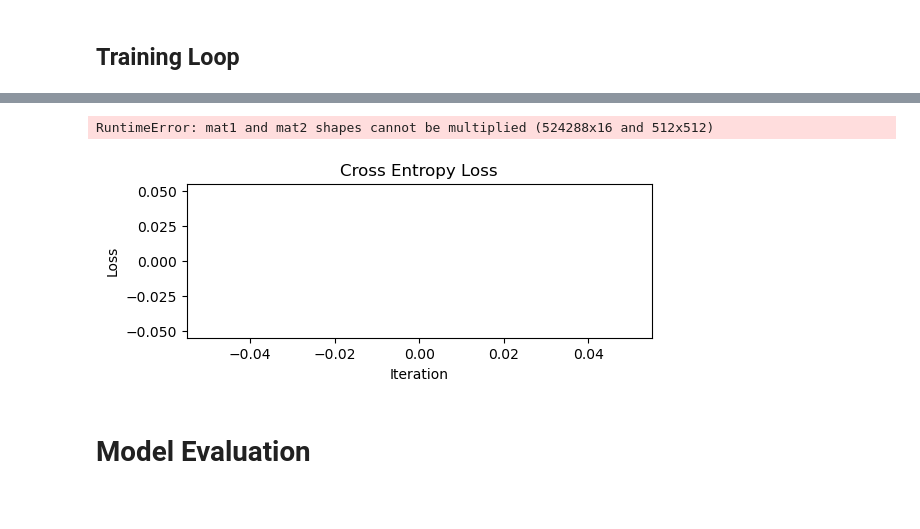
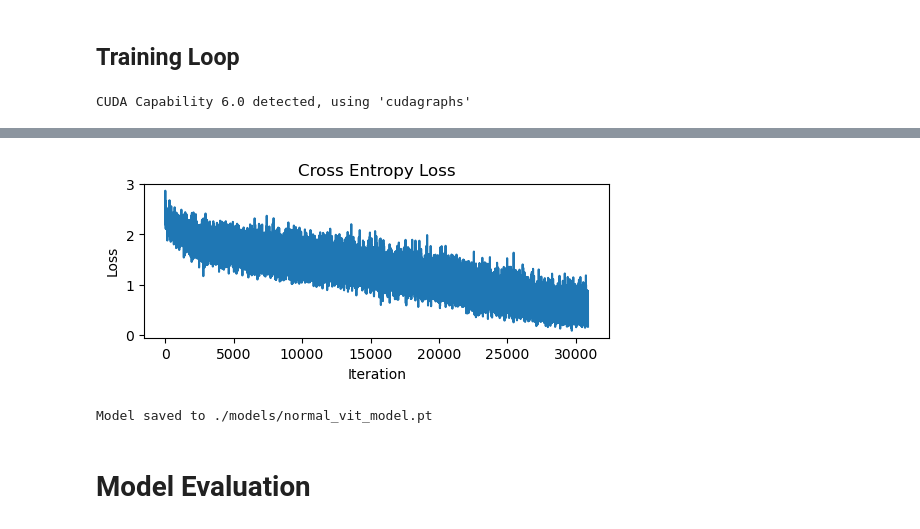
Before and after one commit to b-re-w/TTT-Evaluation, a Jupyter notebook: src/3. [Vision][PyTorch] Training Speed & Accuracy Comparison.ipynb, the cells around one changed output, grey strips where cells are left out. Saved outputs shown, nothing was run; the diff lists cells and outputs as text; code cells hidden in the pictures.

```diff
--- a/src/3. [Vision][PyTorch] Training Speed & Accuracy Comparison.ipynb
+++ b/src/3. [Vision][PyTorch] Training Speed & Accuracy Comparison.ipynb
@@ -137,6 +184,7 @@ ROTATE_ANGLE = 20
 COLOR_TRANSFORM = 0.1
 # %%
 augmenter = transforms.Compose([
+    resizer,
     transforms.RandomHorizontalFlip(),
     transforms.RandomRotation(ROTATE_ANGLE),
     transforms.ColorJitter(
@@ -144,7 +192,7 @@ augmenter = transforms.Compose([
         saturation=COLOR_TRANSFORM, hue=COLOR_TRANSFORM
     ),
     transforms.RandomResizedCrop(IMG_SIZE, scale=(0.8, 1.0), ratio=(0.75, 1.333)),
-    resizer
+    transforms.RandomErasing(p=0.5, scale=(0.02, 0.33), ratio=(0.3, 3.3), value='random')
 ])
 # %%
 train_dataset = FoodImageDataset(root=DATA_ROOT, force_download=False, train=True, transform=augmenter)
@@ -258,7 +264,6 @@ ttt_config = TTTViTConfig(
 class ViTImageClassifier(nn.Module):
     def __init__(self, config: ViTConfig, num_classes: int):
         super().__init__()
-
         self.config = config
         self.vit = ViTModel(config=config)
         self.fc = nn.Linear(self.config.hidden_size, num_classes)
@@ -266,5 +271,9 @@ class ViTImageClassifier(nn.Module):
     def forward(self, x):
         out = self.vit(x)
         pooled = out.pooler_output  # [batch_size, hidden_size]
-        logits = self.classifier(pooled)  # [batch_size, num_classes]
+        logits = self.fc(pooled)  # [batch_size, num_classes]
         return logits
+# %%
+# Initialize Model
+model = ViTImageClassifier(config=ViTConfig(**common_config), num_classes=len(train_dataset.classes))
+model.to(device)
@@ -357,7 +407,29 @@ num_epochs = 100
+# %%
+# Jit Compile
+import torch._dynamo
+torch._dynamo.config.suppress_errors = True
+
+if DEVICE_NUM != -1:
+    capability = torch.cuda.get_device_capability(device)  # CUDA capability check
+    major, minor = capability
+    backend = "cudagraphs" if major <= 6 else "inductor"  # choose backend
+    #model = torch.compile(model, backend=backend)
+    print(f"CUDA Capability {major}.{minor} detected, using '{backend}'")
+# %% [output]
+CUDA Capability 6.0 detected, using 'cudagraphs'
+# %%
+# Set Epoch Count & Learning Rate
+EPOCHS = 100
+LEARNING_RATE = 0.001
+
+criterion = nn.CrossEntropyLoss()
+wandb.watch(model, criterion, log="all", log_freq=10)
+optimizer = optim.Adam(model.parameters(), lr=LEARNING_RATE)
+lr_scheduler = optim.lr_scheduler.OneCycleLR(optimizer, max_lr=LEARNING_RATE, steps_per_epoch=len(train_loader), epochs=EPOCHS)
 # %%
 train_length, valid_length = map(len, (train_loader, valid_loader))
 
-epochs = tqdm(range(num_epochs), desc="Running Epochs")
+epochs = tqdm(range(EPOCHS), desc="Running Epochs")
 with (tqdm(total=train_length, desc="Training") as train_progress,
         tqdm(total=valid_length, desc="Validation") as valid_progress):  # Set up Progress Bars
     update = create_plot()  # Create Loss Plot
@@ -380,7 +452,8 @@ with (tqdm(total=train_length, desc="Training") as train_progress,
 
             update(loss)
             train_progress.update(1)
-            print(f"\rEpoch [{epoch+1:2}/{num_epochs}], Step [{i+1:3}/{train_length}], Loss: {loss.item():.6f}", end="")
+            if i != train_length-1: wandb.log({'Loss': loss.item()})
+            print(f"\rEpoch [{epoch+1:2}/{EPOCHS}], Step [{i+1:3}/{train_length}], Loss: {loss.item():.6f}", end="")
 
         val_acc, val_loss = 0, 0
 
@@ -395,6 +468,7 @@ with (tqdm(total=train_length, desc="Training") as train_progress,
                 val_acc += (torch.max(outputs, 1)[1] == targets.data).sum() / len(valid_dataset)
                 valid_progress.update(1)
 
-        print(f"\rEpoch [{epoch+1:2}/{num_epochs}], Step [{train_length}/{train_length}], Loss: {loss.item():.6f}, Valid Acc: {val_acc:.6%}, Valid Loss: {val_loss:.6f}", end="\n" if (epoch+1) % 5 == 0 or (epoch+1) == num_epochs else "")
+        wandb.log({'Loss': loss.item(), 'Val Acc': val_acc, 'Val Loss': val_loss})
+        print(f"\rEpoch [{epoch+1:2}/{EPOCHS}], Step [{train_length}/{train_length}], Loss: {loss.item():.6f}, Valid Acc: {val_acc:.6%}, Valid Loss: {val_loss:.6f}", end="\n" if (epoch+1) % 5 == 0 or (epoch+1) == EPOCHS else "")
 # %% [output]
 [interactive output not drawn]
@@ -404,14 +495,15 @@ torch.Size([32, 512, 32, 16])
-RuntimeError: mat1 and mat2 shapes cannot be multiplied (524288x16 and 512x512)
-[figure, old version]
+[figure, new version]
 # %%
 if not path.isdir(path.join(".", "models")):
     import os
     os.mkdir(path.join(".", "models"))
 
 # Model Save
-save_path = path.join(".", "models", f"baseline_model.pt")
+save_path = path.join(".", "models", f"normal_vit_model.pt")
 torch.save(model.state_dict(), save_path)
 print(f"Model saved to {save_path}")
+# %% [output]
+Model saved to ./models/normal_vit_model.pt
 # %% [markdown]
 # Model Evaluation
 # %%
```
Also changed, not shown: parts of 25 cells of this notebook, 2 other files.
